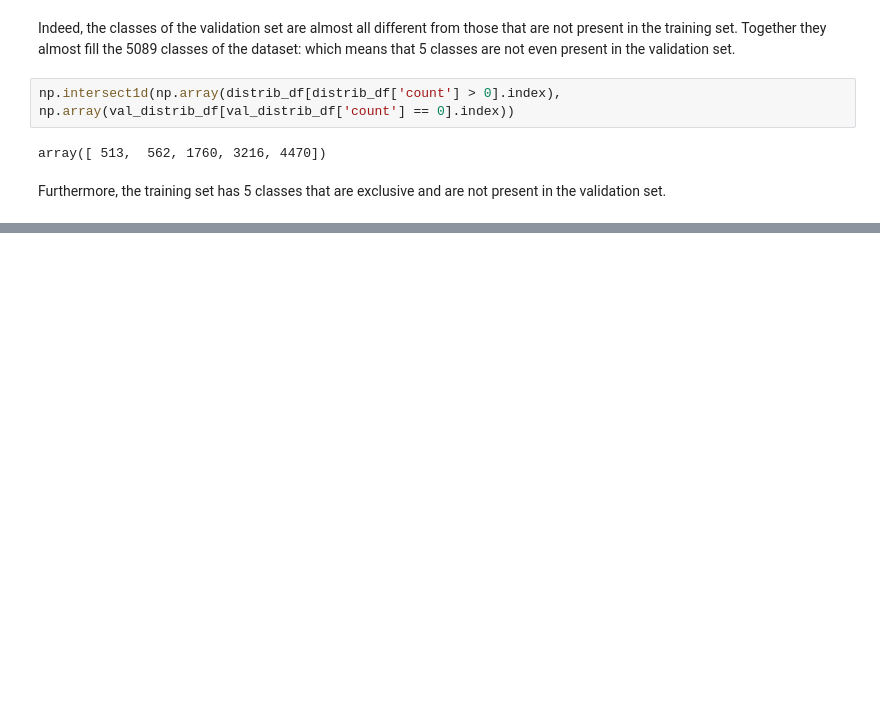
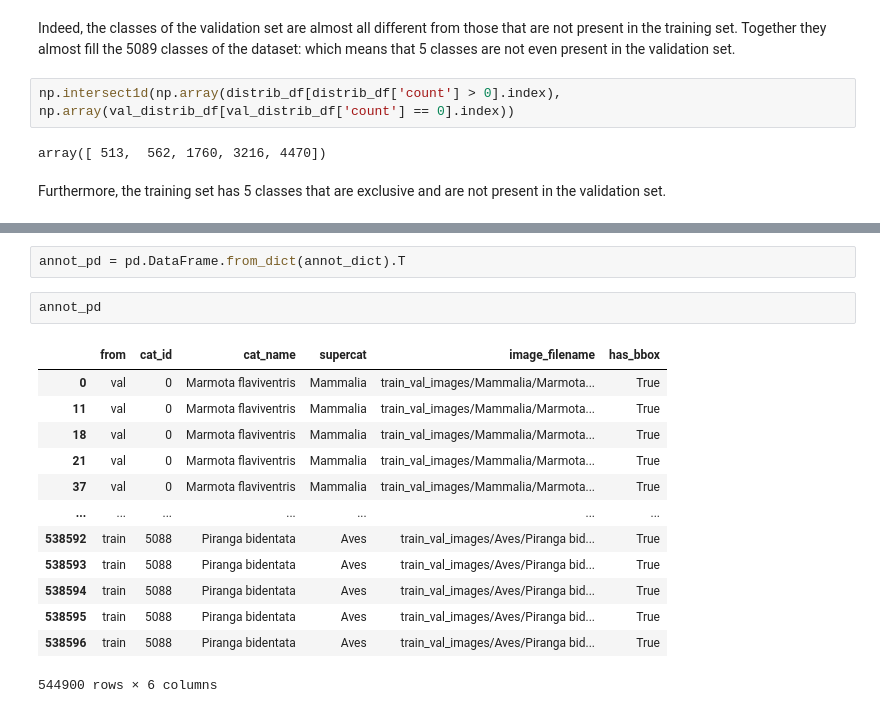
Before and after one commit to MarcelloCeresini/FSOD_CenterNet, a Jupyter notebook: src/notebooks/data_tests.ipynb, the cells around one changed output, grey strips where cells are left out. Drawn from its saved outputs; the diff is of its cells as text; blank space fills up the shorter version.

```diff
--- a/src/notebooks/data_tests.ipynb
+++ b/src/notebooks/data_tests.ipynb
@@ -167,0 +195,18 @@ Furthermore, the training set has 5 classes that are exclusive and are not prese
+# %%
+annot_pd = pd.DataFrame.from_dict(annot_dict).T
+# %%
+annot_pd
+# %% [output]
+|  | from | cat_id | cat_name | supercat | image_filename | has_bbox |
+| 0 | val | 0 | Marmota flaviventris | Mammalia | train_val_images/Mammalia/Marmota... | True |
+| 11 | val | 0 | Marmota flaviventris | Mammalia | train_val_images/Mammalia/Marmota... | True |
+| 18 | val | 0 | Marmota flaviventris | Mammalia | train_val_images/Mammalia/Marmota... | True |
+| 21 | val | 0 | Marmota flaviventris | Mammalia | train_val_images/Mammalia/Marmota... | True |
+| 37 | val | 0 | Marmota flaviventris | Mammalia | train_val_images/Mammalia/Marmota... | True |
+| ... | ... | ... | ... | ... | ... | ... |
+| 538592 | train | 5088 | Piranga bidentata | Aves | train_val_images/Aves/Piranga bid... | True |
+| 538593 | train | 5088 | Piranga bidentata | Aves | train_val_images/Aves/Piranga bid... | True |
+| 538594 | train | 5088 | Piranga bidentata | Aves | train_val_images/Aves/Piranga bid... | True |
+| 538595 | train | 5088 | Piranga bidentata | Aves | train_val_images/Aves/Piranga bid... | True |
+| 538596 | train | 5088 | Piranga bidentata | Aves | train_val_images/Aves/Piranga bid... | True |
+544900 rows × 6 columns
```
Also changed, not shown: parts of 13 cells of this notebook.
